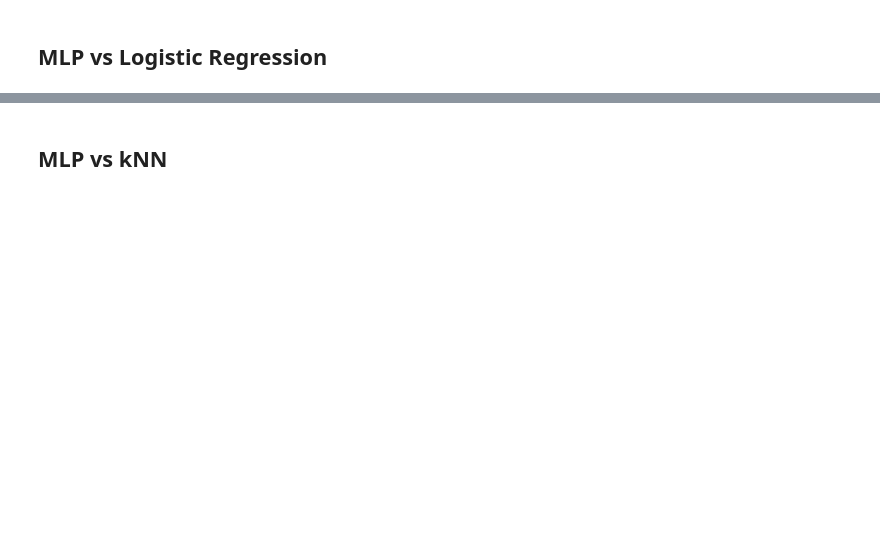
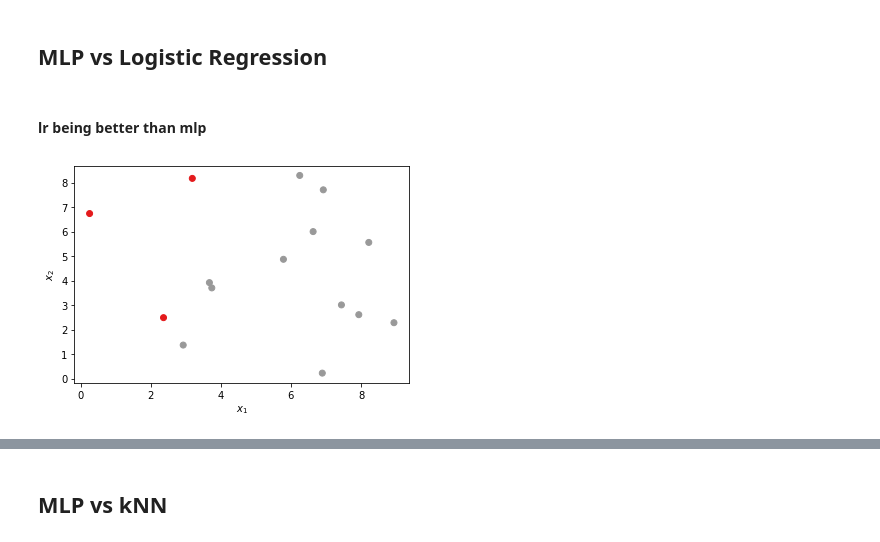
Before and after one commit to MBorgesT/ML_Assignment, a Jupyter notebook: matheus_draft.ipynb, the cells around one changed output, grey strips where cells are left out. Cells and saved outputs as stored; diff of their text form; code cells hidden in the pictures; blank space fills up the shorter version.

```diff
--- a/matheus_draft.ipynb
+++ b/matheus_draft.ipynb
@@ -13,3 +16,23 @@ import warnings
 warnings.simplefilter(action='ignore', category=FutureWarning)
 # %% [markdown]
 <h2>MLP vs Logistic Regression</h2>
+# %% [markdown]
+<h4>lr being better than mlp</h4>
+# %%
+def g_lr():
+    L = 10
+    k = 1.8
+    x0 = 5
+    def classify(x, y):
+        #func = (L / (1 + np.e ** (-k * (x - x0)))) # logistic
+        func = 3 * x - 5.5
+        return int(func / y > 1)
+
+    X = np.random.rand(15, 2) * L
+    y = np.asarray([classify(x, y) for x, y in X])
+    return X, y
+
+X, y = g_lr()
+plot_2d(X, y)
+# %% [output]
+[figure, added]
```
Also changed, not shown: parts of 20 cells of this notebook, 1 other file.
